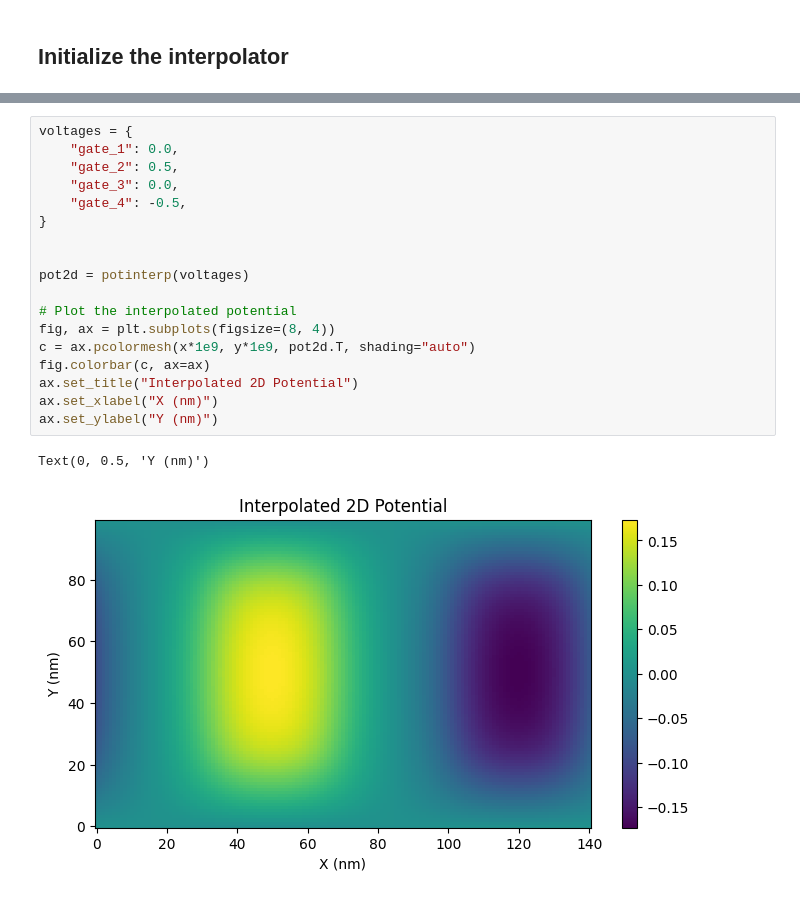
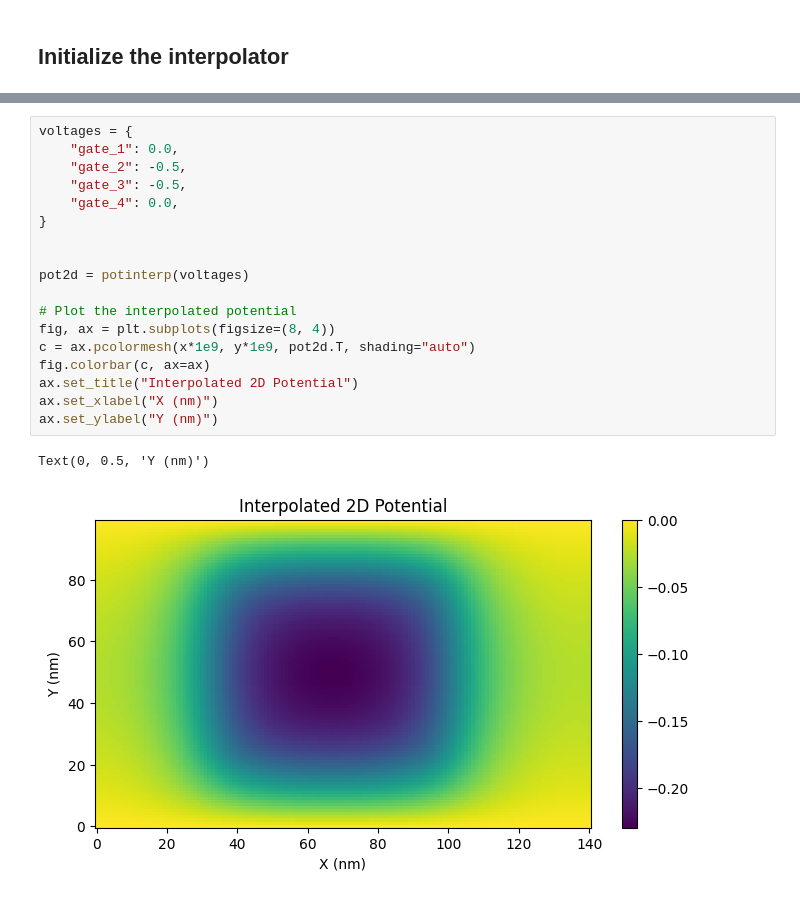
Before and after one commit to oiwalab/Poisson-SOR, a Jupyter notebook: examples/shuttling.ipynb, the cells around one changed output, grey strips where cells are left out. Cells and saved outputs as stored; diff of their text form.

```diff
--- a/examples/shuttling.ipynb
+++ b/examples/shuttling.ipynb
@@ -303,21 +310,21 @@ Interpolator initialization complete.
 # %%
 voltages = {
     "gate_1": 0.0,
-    "gate_2": 0.5,
-    "gate_3": 0.0,
-    "gate_4": -0.5,
+    "gate_2": -0.5,
+    "gate_3": -0.5,
+    "gate_4": 0.0,
 }
 
 
 pot2d = potinterp(voltages)
 
 # Plot the interpolated potential
 fig, ax = plt.subplots(figsize=(8, 4))
 c = ax.pcolormesh(x*1e9, y*1e9, pot2d.T, shading="auto")
 fig.colorbar(c, ax=ax)
 ax.set_title("Interpolated 2D Potential")
 ax.set_xlabel("X (nm)")
 ax.set_ylabel("Y (nm)")
 # %% [output]
 Text(0, 0.5, 'Y (nm)')
-[figure, old version]
+[figure, new version]
```
Also changed, not shown: parts of 4 cells of this notebook, 5 other files.
